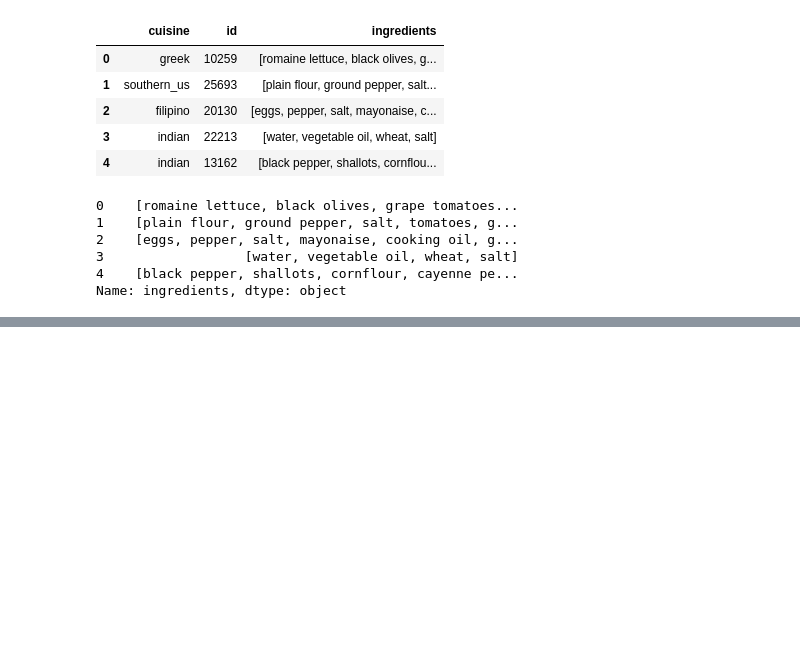
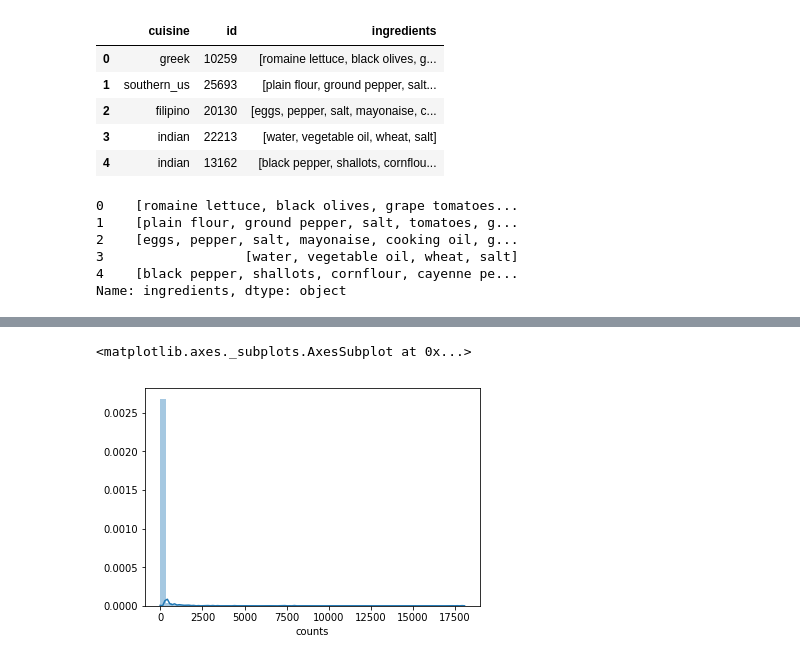
Before and after one commit to shabbir12hasan/MachineLearningCodeBackup, a Jupyter notebook: Kaggle/WhatsCooking/Data_cleaning/whatsCooking_v1.ipynb, the cells around one changed output, grey strips where cells are left out. Saved outputs shown, nothing was run; the diff lists cells and outputs as text; code cells hidden in the pictures; blank space fills up the shorter version.

```diff
--- a/Kaggle/WhatsCooking/Data_cleaning/whatsCooking_v1.ipynb
+++ b/Kaggle/WhatsCooking/Data_cleaning/whatsCooking_v1.ipynb
@@ -98,3 +98,5 @@ df.ingredients.head()
 3                  [water, vegetable oil, wheat, salt]
 4    [black pepper, shallots, cornflour, cayenne pe...
 Name: ingredients, dtype: object
+# %%
+ingredients_holder = {}
@@ -100,0 +153,2 @@ Name: ingredients, dtype: object
+# %%
+df = pd.DataFrame(list(ingredients_holder.items()), columns=['Ingredient', 'counts'])
@@ -100,0 +178,5 @@ Name: ingredients, dtype: object
+# %%
+sn.distplot(df.counts)
+# %% [output]
+<matplotlib.axes._subplots.AxesSubplot at 0x...>
+[figure, added]
```
Also changed, not shown: parts of 6 cells of this notebook.
